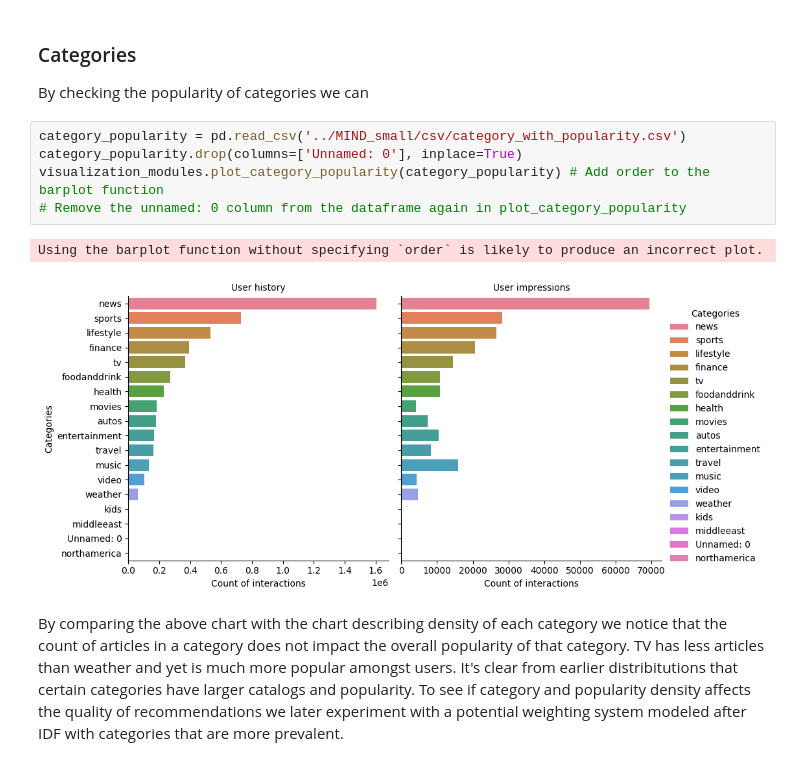
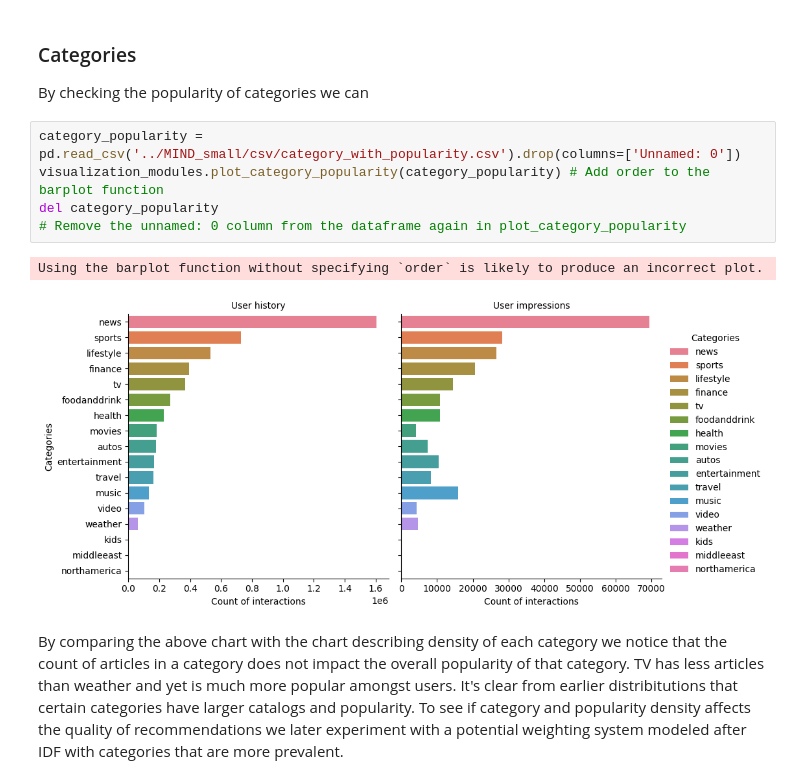
Before and after one commit to nicholas-rf/RecommenderProject, a Jupyter notebook: ExploratoryAnalysis/eda_report.ipynb, the cells around one changed output. Drawn from its saved outputs; the diff is of its cells as text.

```diff
--- a/ExploratoryAnalysis/eda_report.ipynb
+++ b/ExploratoryAnalysis/eda_report.ipynb
@@ -102,12 +103,12 @@ We then analyzed the popularity of each category and article in the dataset. Eac
 ### Categories
 By checking the popularity of categories we can
 # %%
-category_popularity = pd.read_csv('../MIND_small/csv/category_with_popularity.csv')
-category_popularity.drop(columns=['Unnamed: 0'], inplace=True)
+category_popularity = pd.read_csv('../MIND_small/csv/category_with_popularity.csv').drop(columns=['Unnamed: 0'])
 visualization_modules.plot_category_popularity(category_popularity) # Add order to the barplot function
+del category_popularity
 # Remove the unnamed: 0 column from the dataframe again in plot_category_popularity
 # %% [output]
 Using the barplot function without specifying `order` is likely to produce an incorrect plot.
-[figure, old version]
+[figure, new version]
 # %% [markdown]
 By comparing the above chart with the chart describing density of each category we notice that the count of articles in a category does not impact the overall popularity of that category. TV has less articles than weather and yet is much more popular amongst users. It's clear from earlier distribitutions that certain categories have larger catalogs and popularity. To see if category and popularity density affects the quality of recommendations we later experiment with a potential weighting system modeled after IDF with categories that are more prevalent.
```
Also changed, not shown: parts of 30 cells of this notebook, 9 other files.
